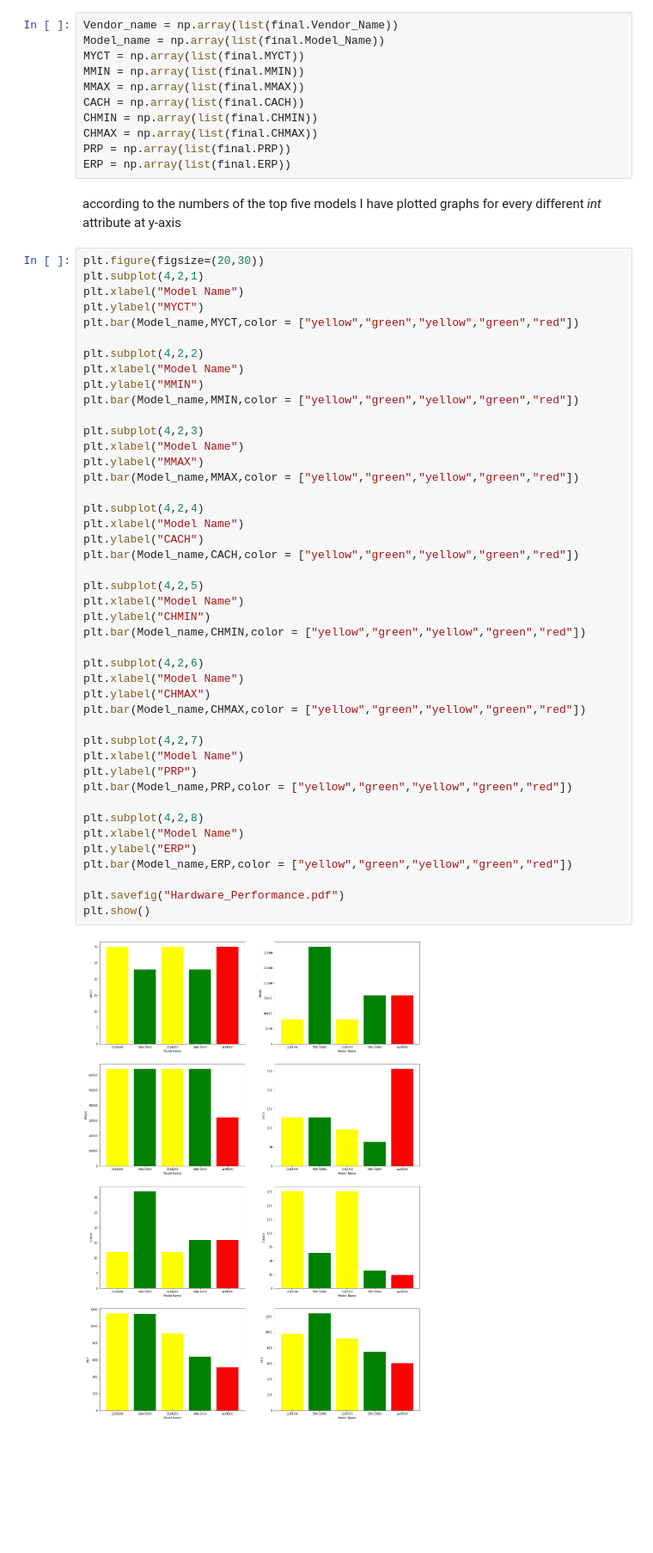
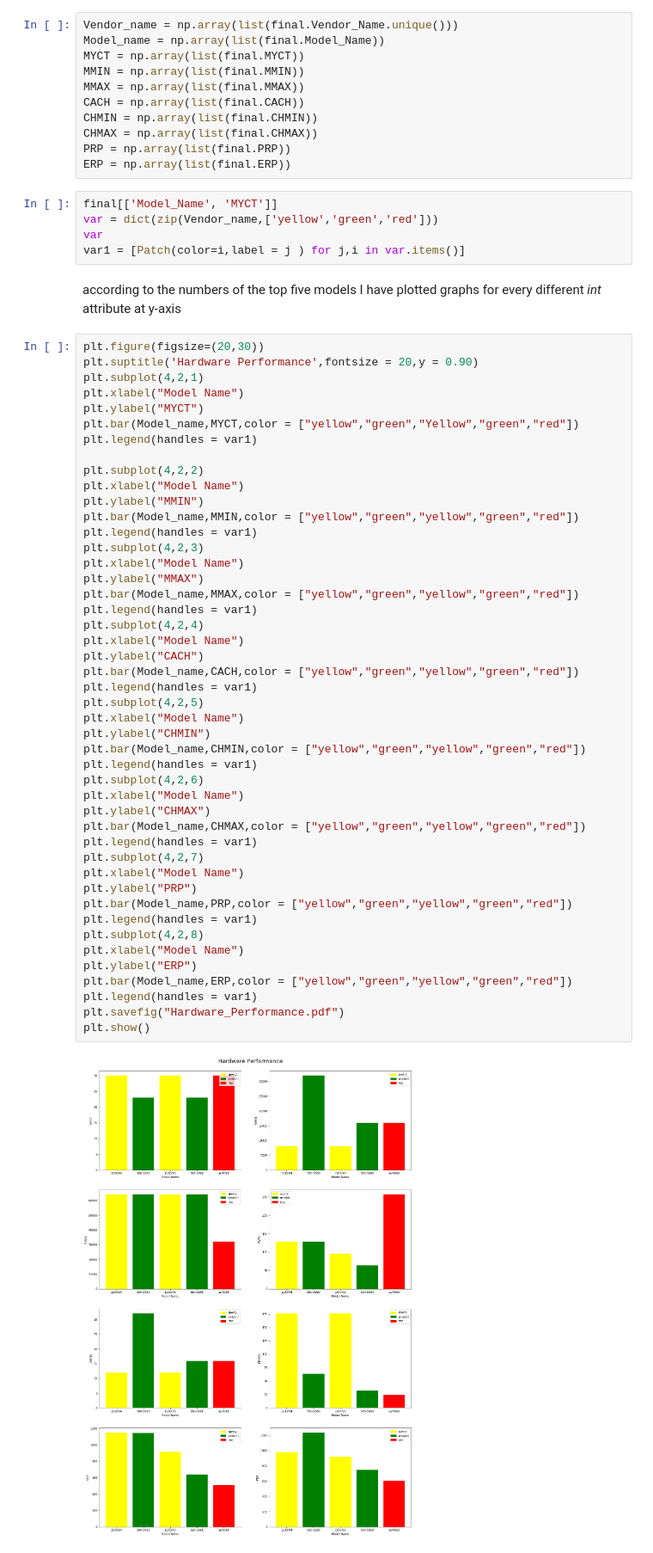
Before and after one commit to Divyesh230902/CPU_Performance, a Jupyter notebook: machine.ipynb, the cells around one changed output. Shown at 86% size. Saved outputs shown, nothing was run; the diff lists cells and outputs as text; blank space fills up the shorter version.

```diff
--- a/machine.ipynb
+++ b/machine.ipynb
@@ -150,7 +151,7 @@ we have our top 3 vendors:
 
 I have stored each element in thier respective variable to covert the dataframe into the list for ease in plotting graph
 # %%
-Vendor_name = np.array(list(final.Vendor_Name))
+Vendor_name = np.array(list(final.Vendor_Name.unique()))
 Model_name = np.array(list(final.Model_Name))
 MYCT = np.array(list(final.MYCT))
 MMIN = np.array(list(final.MMIN))
@@ -160,54 +161,61 @@ CHMIN = np.array(list(final.CHMIN))
 CHMAX = np.array(list(final.CHMAX))
 PRP = np.array(list(final.PRP))
 ERP = np.array(list(final.ERP))
+# %%
+final[['Model_Name', 'MYCT']]
+var = dict(zip(Vendor_name,['yellow','green','red']))
+var
+var1 = [Patch(color=i,label = j ) for j,i in var.items()]
 # %% [markdown]
 according to the numbers of the top five models I have plotted graphs for every different *int* attribute at y-axis
 # %%
 plt.figure(figsize=(20,30))
+plt.suptitle('Hardware Performance',fontsize = 20,y = 0.90)
 plt.subplot(4,2,1)
 plt.xlabel("Model Name")
 plt.ylabel("MYCT")
-plt.bar(Model_name,MYCT,color = ["yellow","green","yellow","green","red"])
+plt.bar(Model_name,MYCT,color = ["yellow","green","Yellow","green","red"])
+plt.legend(handles = var1)
 
 plt.subplot(4,2,2)
 plt.xlabel("Model Name")
 plt.ylabel("MMIN")
 plt.bar(Model_name,MMIN,color = ["yellow","green","yellow","green","red"])
-
+plt.legend(handles = var1)
 plt.subplot(4,2,3)
 plt.xlabel("Model Name")
 plt.ylabel("MMAX")
 plt.bar(Model_name,MMAX,color = ["yellow","green","yellow","green","red"])
-
+plt.legend(handles = var1)
 plt.subplot(4,2,4)
 plt.xlabel("Model Name")
 plt.ylabel("CACH")
 plt.bar(Model_name,CACH,color = ["yellow","green","yellow","green","red"])
-
+plt.legend(handles = var1)
 plt.subplot(4,2,5)
 plt.xlabel("Model Name")
 plt.ylabel("CHMIN")
 plt.bar(Model_name,CHMIN,color = ["yellow","green","yellow","green","red"])
-
+plt.legend(handles = var1)
 plt.subplot(4,2,6)
 plt.xlabel("Model Name")
 plt.ylabel("CHMAX")
 plt.bar(Model_name,CHMAX,color = ["yellow","green","yellow","green","red"])
-
+plt.legend(handles = var1)
 plt.subplot(4,2,7)
 plt.xlabel("Model Name")
 plt.ylabel("PRP")
 plt.bar(Model_name,PRP,color = ["yellow","green","yellow","green","red"])
-
+plt.legend(handles = var1)
 plt.subplot(4,2,8)
 plt.xlabel("Model Name")
 plt.ylabel("ERP")
 plt.bar(Model_name,ERP,color = ["yellow","green","yellow","green","red"])
-
+plt.legend(handles = var1)
 plt.savefig("Hardware_Performance.pdf")
 plt.show()
 # %% [output]
-[figure, old version]
+[figure, new version]
 # %% [markdown]
 So here there were 8 graph for 8 int attribute of top 5 models.
 <!--  -->
```
Also changed, not shown: parts of 1 cell of this notebook, 1 other file.
